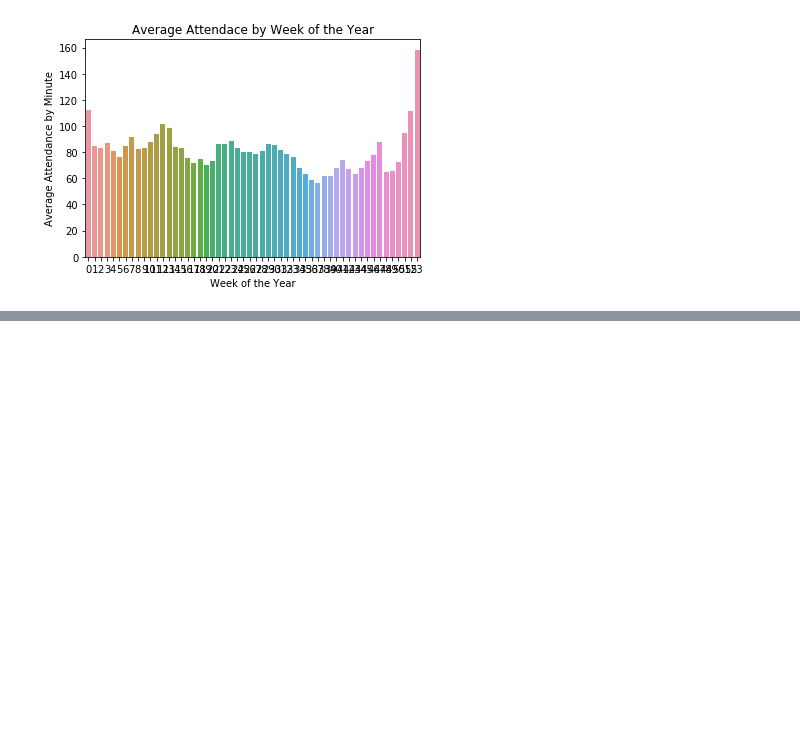
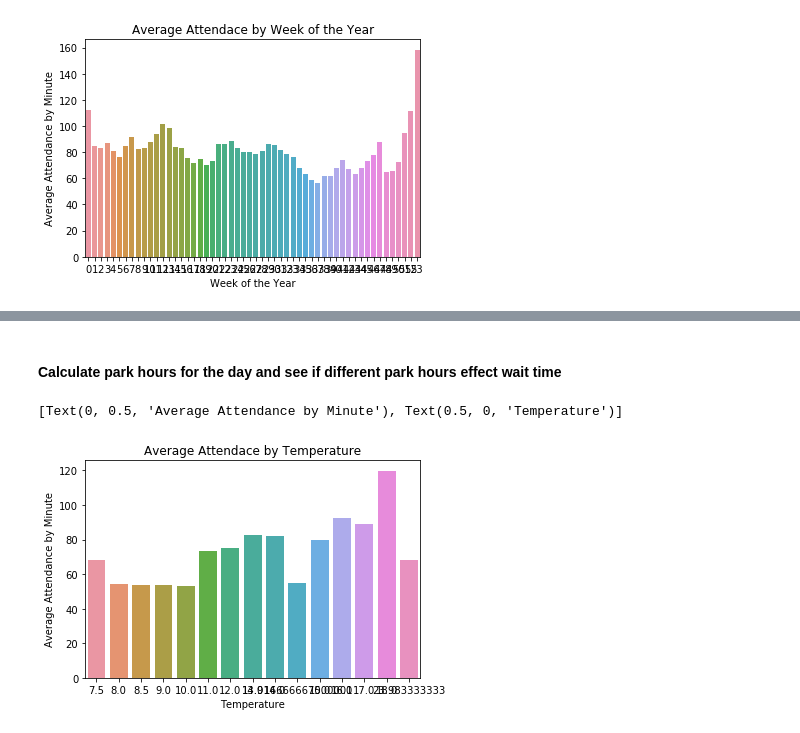
Before and after one commit to daviding11/Splash-Mountain-Wait-Time-Analysis, a Jupyter notebook: Data_Visualization_daviding.ipynb, the cells around one changed output, grey strips where cells are left out. Saved outputs shown, nothing was run; the diff lists cells and outputs as text; code cells hidden in the pictures; blank space fills up the shorter version.

```diff
--- a/Data_Visualization_daviding.ipynb
+++ b/Data_Visualization_daviding.ipynb
@@ -157,0 +130,17 @@ ax.set(xlabel='Week of the Year', ylabel='Average Attendance by Minute')
+# %% [markdown]
+#### Calculate park hours for the day and see if different park hours effect wait time
+# %%
+park_hour_df = meta_dwarf2[['SPOSTMIN','MKHOURS','MKOPEN','MKCLOSE','SEASON']]
+
+park_hour_df = park_hour_df.groupby("MKHOURS")["SPOSTMIN"].mean()
+park_hour_df = park_hour_df.reset_index()
+park_hour_df.head(n=3)
+#park_hour_df = pd.DataFrame(avg_temp,columns=['MKHOURS','SPOSTMIN','SEASON'])
+
+
+ax = sns.barplot(x = "MKHOURS", y = "SPOSTMIN", data = park_hour_df)
+ax.set_title("Average Attendace by Temperature")
+ax.set(xlabel='Temperature', ylabel='Average Attendance by Minute')
+# %% [output]
+[Text(0, 0.5, 'Average Attendance by Minute'), Text(0.5, 0, 'Temperature')]
+[figure, added]
```
Also changed, not shown: parts of 11 cells of this notebook.
